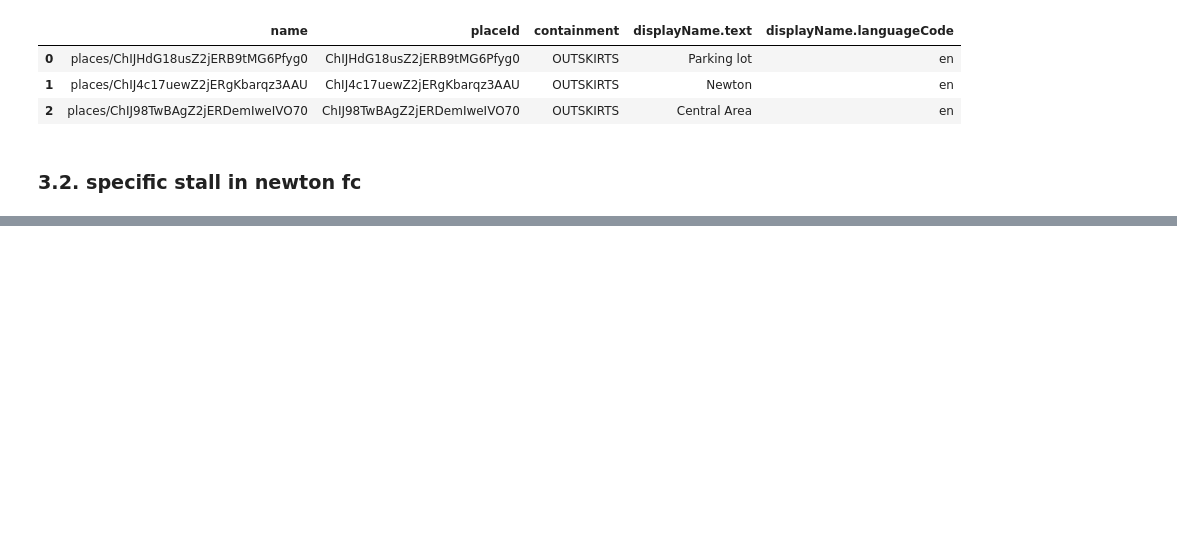
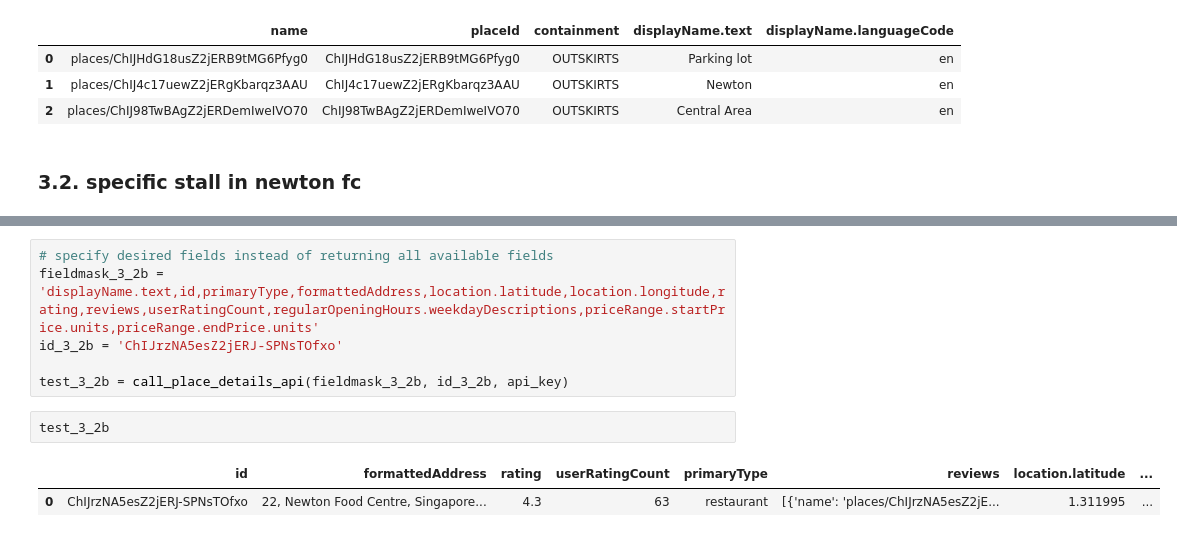
Before and after one commit to koshyan/places-api, a Jupyter notebook: places_api.ipynb, the cells around one changed output, grey strips where cells are left out. Saved outputs shown, nothing was run; the diff lists cells and outputs as text; blank space fills up the shorter version.

Commit message:
fieldmask

```diff
--- a/places_api.ipynb
+++ b/places_api.ipynb
@@ -965,3 +959,14 @@ test_3_2[['displayName.text',
 # %% [output]
 |  | displayName.text | id | primaryType | formattedAddress | location.latitude | location.longitude | ... |
 | 0 | Best Satay | ChIJrzNA5esZ2jERJ-SPNsTOfxo | restaurant | 22, Newton Food Centre, Singapore... | 1.311995 | 103.839828 | ... |
+# %%
+# specify desired fields instead of returning all available fields
+fieldmask_3_2b = 'displayName.text,id,primaryType,formattedAddress,location.latitude,location.longitude,rating,reviews,userRatingCount,regularOpeningHours.weekdayDescriptions,priceRange.startPrice.units,priceRange.endPrice.units'
+id_3_2b = 'ChIJrzNA5esZ2jERJ-SPNsTOfxo'
+
+test_3_2b = call_place_details_api(fieldmask_3_2b, id_3_2b, api_key)
+# %%
+test_3_2b
+# %% [output]
+|  | id | formattedAddress | rating | userRatingCount | primaryType | reviews | location.latitude | ... |
+| 0 | ChIJrzNA5esZ2jERJ-SPNsTOfxo | 22, Newton Food Centre, Singapore... | 4.3 | 63 | restaurant | [{'name': 'places/ChIJrzNA5esZ2jE... | 1.311995 | ... |
```
Also changed, not shown: parts of 5 cells of this notebook.
